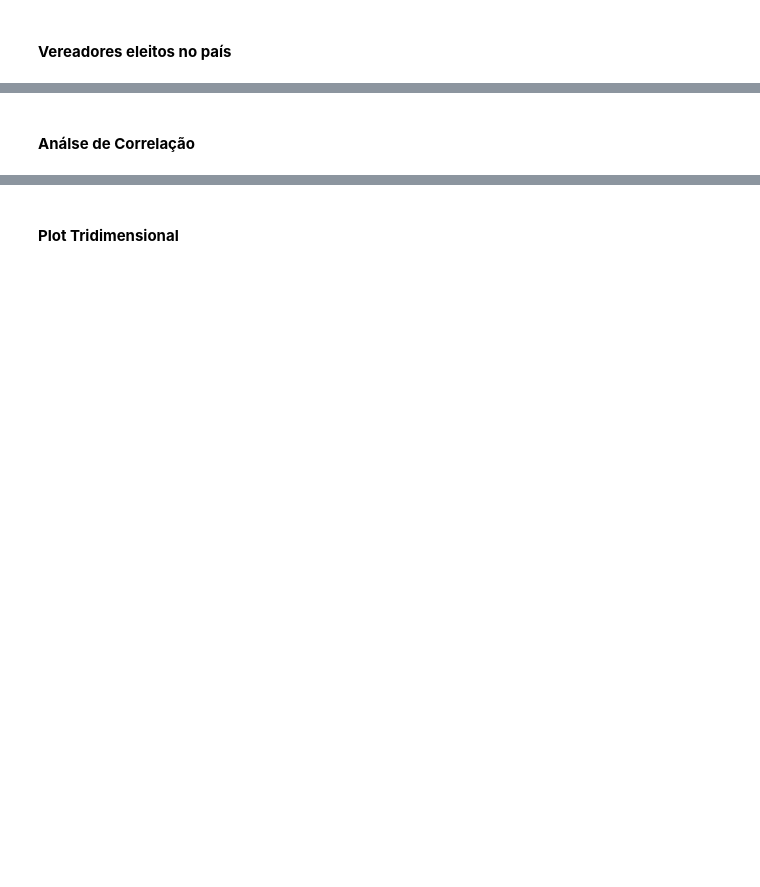
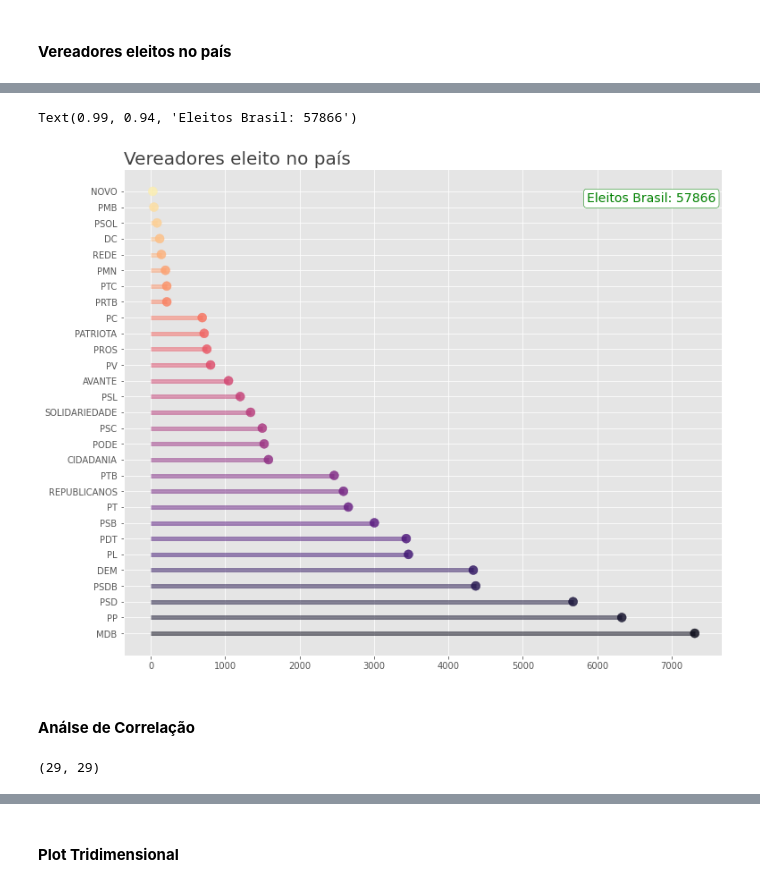
Before and after one commit to luizfernandopavanello/python_courses, a Jupyter notebook: Masterclass - Visualização de Dados | Especial Eleições/dados-tse-2020.ipynb, the cells around one changed output, grey strips where cells are left out. Saved outputs shown, nothing was run; the diff lists cells and outputs as text; code cells hidden in the pictures; blank space fills up the shorter version.

```diff
--- a/Masterclass - Visualização de Dados | Especial Eleições/dados-tse-2020.ipynb
+++ b/Masterclass - Visualização de Dados | Especial Eleições/dados-tse-2020.ipynb
@@ -318,0 +295,5 @@ plt.annotate(
+# %%
+# Quantidade Prefeitos Eleitox
+Qtd_Vereadores_Eleitos = Analise_02['Quantidade'].sum()
+
+Qtd_Vereadores_Eleitos
@@ -318,0 +302,10 @@ plt.annotate(
+# %%
+# Gerado %
+Analise_02['%'] = Analise_02['Quantidade'] / Qtd_Vereadores_Eleitos * 100
+Analise_02['%'] = round( Analise_02['%'], 2)
+
+# Ordenar
+Analise_02.sort_values('Quantidade', inplace=True, ascending=False)
+
+# Verificar
+Analise_02.head()
@@ -319,2 +320,58 @@ plt.annotate(
+# %%
+# Tamanho
+plt.figure( figsize=(12, 10) )
+
+# Plot das linhas
+plt.hlines(
+    # Dados
+    y=Analise_02.index,
+    xmin=0,
+    xmax=Analise_02['Quantidade'],
+    # Espresura da linha
+    lw=5,
+    # Paleta
+    color=Paleta_Cores,
+    # Transparencia
+    alpha=0.5
+ )
+
+# Plot dos pontos
+plt.scatter(
+    # Dados
+    Analise_02['Quantidade'],
+    Analise_02.index,
+    # Tamanho do ponto
+    s=100,
+    # Cor
+    color=Paleta_Cores,
+    # Transparencia
+    alpha=0.8
+)
+
+# Titulo
+plt.title('Vereadores eleito no país', loc='left', fontsize=20, color='#404040', fontweight=500)
+
+# Total de eleitos
+Total_Eleitos = Analise_02['Quantidade'].sum()
+
+# Info complementar
+plt.annotate(
+    f'Eleitos Brasil: {Total_Eleitos}',
+    xy=(0.99, 0.94),
+    xycoords='axes fraction',
+    ha='right',
+    va='center',
+    color='green',
+    fontsize=14,
+    fontweight=500,
+    bbox=dict( facecolor='#ffffff', edgecolor='green', boxstyle='round', pad=0.25 ),
+)
+# %% [output]
+Text(0.99, 0.94, 'Eleitos Brasil: 57866')
+[figure, added]
 # %% [markdown]
 #### **Análse de Correlação**
+# %%
+len(Analise_01), len(Analise_02)
+# %% [output]
+(29, 29)
```
Also changed, not shown: parts of 13 cells of this notebook.
